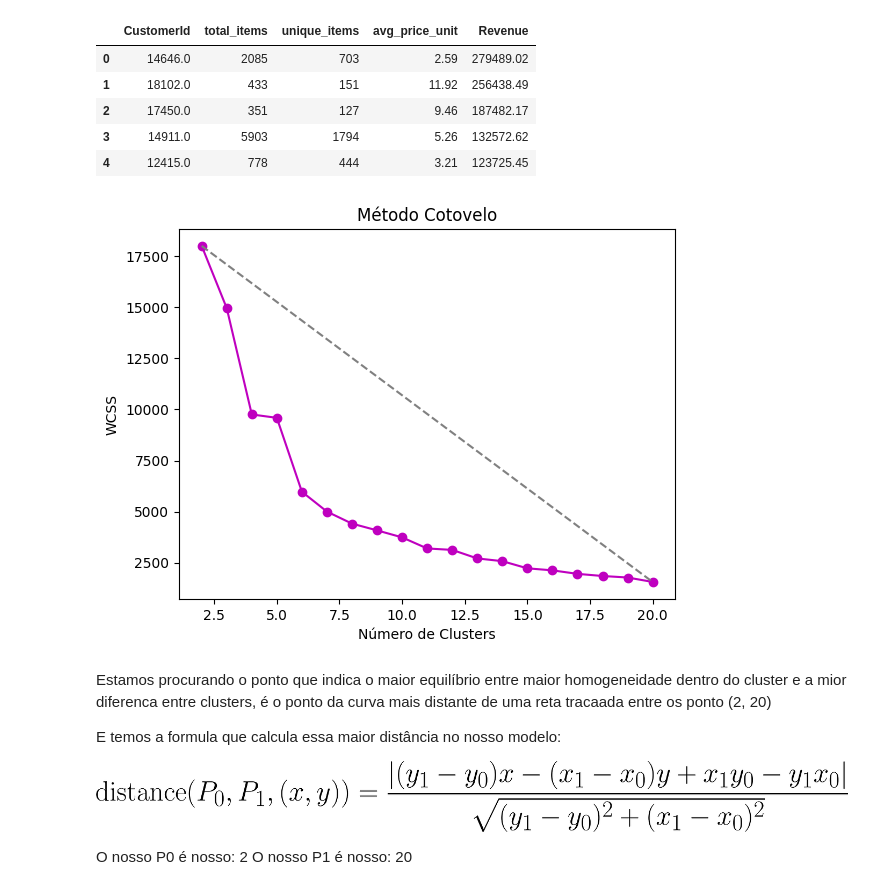
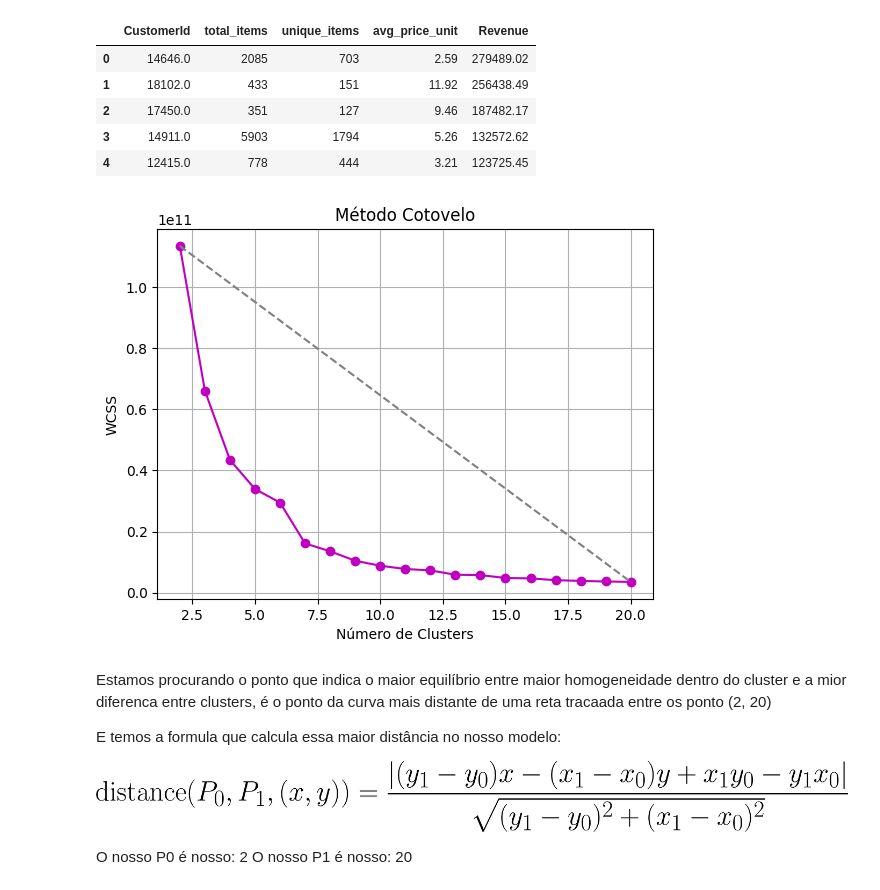
Before and after one commit to will787/retail-e-commerce-evidence, a Jupyter notebook: analytics/client_value.ipynb, the cells around one changed output. Drawn from its saved outputs; the diff is of its cells as text; code cells hidden in the pictures.

```diff
--- a/analytics/client_value.ipynb
+++ b/analytics/client_value.ipynb
@@ -29,29 +31,27 @@ df.head()
 | 3 | 14911.0 | 5903 | 1794 | 5.26 | 132572.62 |
 | 4 | 12415.0 | 778 | 444 | 3.21 | 123725.45 |
 # %%
-scaler = StandardScaler()
-
-scaled_df = scaler.fit_transform(df)
 
 def calculate_wcss(data):
     wcss = []
 
     for n in range(2, 21):
         kmeans = KMeans(n_clusters=n)
         kmeans.fit(X=data)
         wcss.append(kmeans.inertia_)
 
     return wcss
 
-wcss = calculate_wcss(scaled_df)
+wcss = calculate_wcss(df)
 plt.plot(range(2,21), wcss, marker='o', color='m')
 plt.plot([2, 20], [wcss[0], wcss[-1]], color='gray', linestyle='--')
+plt.grid(True)
 plt.xlabel('Número de Clusters')
 plt.ylabel('WCSS')
 plt.title('Método Cotovelo')
 plt.show()
 # %% [output]
-[figure, old version]
+[figure, new version]
 # %% [markdown]
 Estamos procurando o ponto que indica o maior equilíbrio entre maior homogeneidade dentro do cluster e a mior diferenca entre clusters, é o ponto da curva mais distante de uma reta tracaada entre os ponto (2, 20)
 
```
Also changed, not shown: parts of 6 cells of this notebook, 1 other file.
